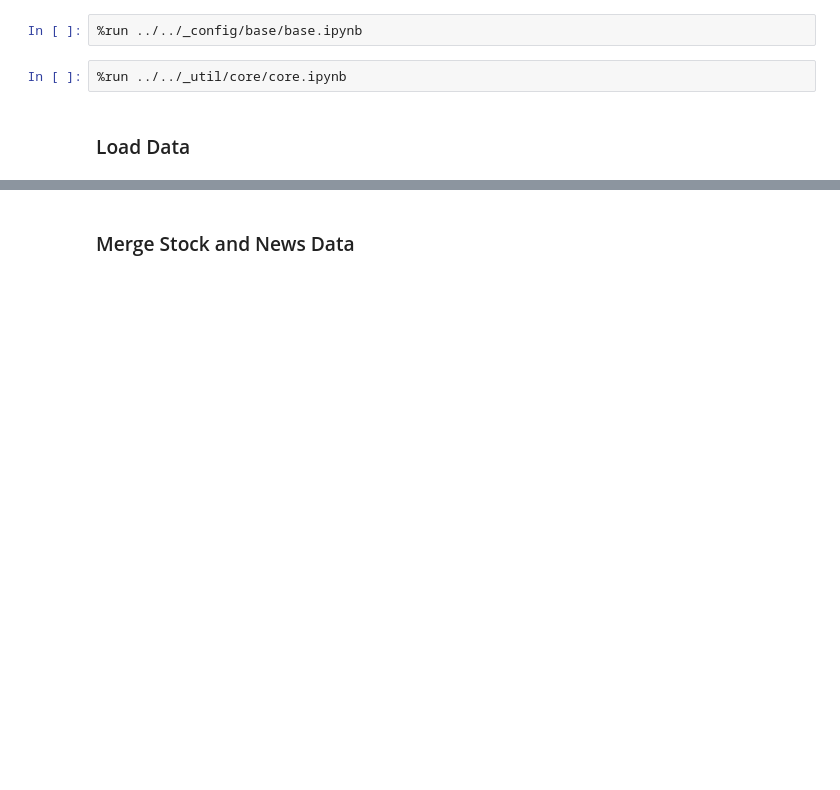
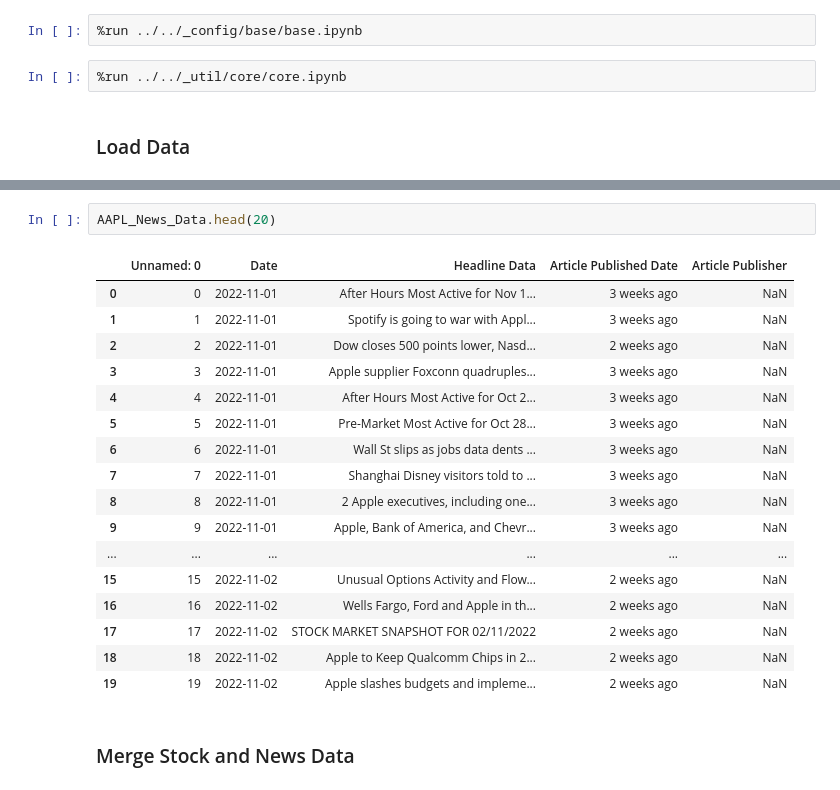
Before and after one commit to timhyc19/StockMarketAnalysis, a Jupyter notebook: ETL/Transform/AAPL.ipynb, the cells around one changed output, grey strips where cells are left out. Saved outputs shown, nothing was run; the diff lists cells and outputs as text; blank space fills up the shorter version.

```diff
--- a/ETL/Transform/AAPL.ipynb
+++ b/ETL/Transform/AAPL.ipynb
@@ -32,3 +30,23 @@ print(AAPL_News_Data.head(20))
+# %%
+AAPL_News_Data.head(20)
+# %% [output]
+|  | Unnamed: 0 | Date | Headline Data | Article Published Date | Article Publisher |
+| 0 | 0 | 2022-11-01 | After Hours Most Active for Nov 1... | 3 weeks ago | NaN |
+| 1 | 1 | 2022-11-01 | Spotify is going to war with Appl... | 3 weeks ago | NaN |
+| 2 | 2 | 2022-11-01 | Dow closes 500 points lower, Nasd... | 2 weeks ago | NaN |
+| 3 | 3 | 2022-11-01 | Apple supplier Foxconn quadruples... | 3 weeks ago | NaN |
+| 4 | 4 | 2022-11-01 | After Hours Most Active for Oct 2... | 3 weeks ago | NaN |
+| 5 | 5 | 2022-11-01 | Pre-Market Most Active for Oct 28... | 3 weeks ago | NaN |
+| 6 | 6 | 2022-11-01 | Wall St slips as jobs data dents ... | 3 weeks ago | NaN |
+| 7 | 7 | 2022-11-01 | Shanghai Disney visitors told to ... | 3 weeks ago | NaN |
+| 8 | 8 | 2022-11-01 | 2 Apple executives, including one... | 3 weeks ago | NaN |
+| 9 | 9 | 2022-11-01 | Apple, Bank of America, and Chevr... | 3 weeks ago | NaN |
+| ... | ... | ... | ... | ... | ... |
+| 15 | 15 | 2022-11-02 | Unusual Options Activity and Flow... | 2 weeks ago | NaN |
+| 16 | 16 | 2022-11-02 | Wells Fargo, Ford and Apple in th... | 2 weeks ago | NaN |
+| 17 | 17 | 2022-11-02 | STOCK MARKET SNAPSHOT FOR 02/11/2022 | 2 weeks ago | NaN |
+| 18 | 18 | 2022-11-02 | Apple to Keep Qualcomm Chips in 2... | 2 weeks ago | NaN |
+| 19 | 19 | 2022-11-02 | Apple slashes budgets and impleme... | 2 weeks ago | NaN |
 # %% [markdown]
 ### Merge Stock and News Data
 # %%
```
Also changed, not shown: parts of 4 cells of this notebook, 4 other files.
